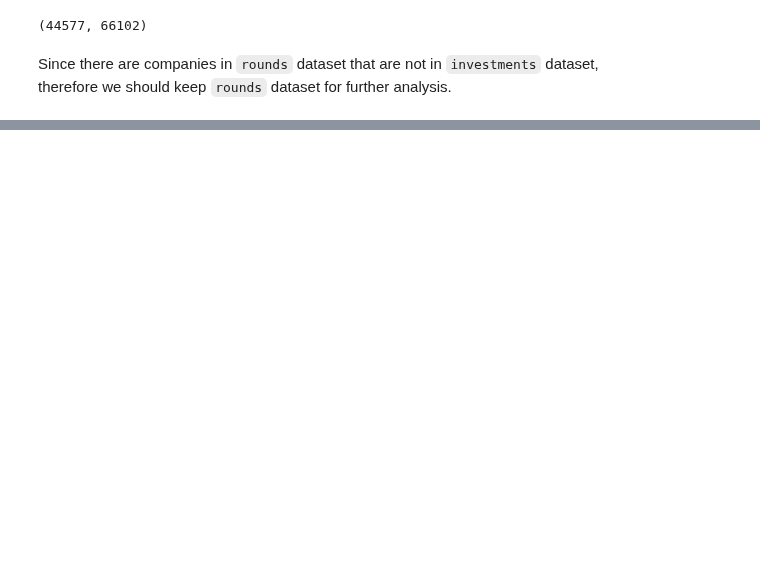
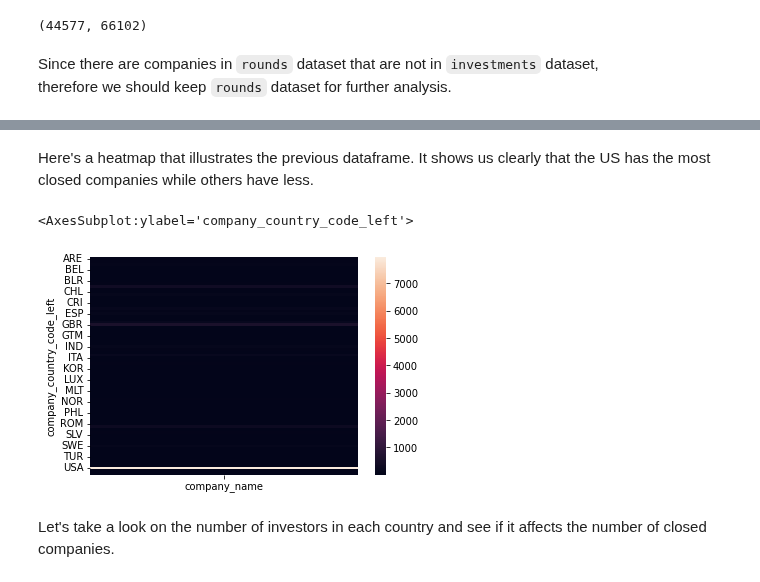
Before and after one commit to OdyAsh/StartupCompanies, a Jupyter notebook: Startup-Companies.ipynb, the cells around one changed output, grey strips where cells are left out. Saved outputs shown, nothing was run; the diff lists cells and outputs as text; code cells hidden in the pictures; blank space fills up the shorter version.

```diff
--- a/Startup-Companies.ipynb
+++ b/Startup-Companies.ipynb
@@ -1396,0 +1516,5 @@ based on the question that we are trying to gain insight for: <br>
+# %%
+companies.sort_values(by=['company_name'], inplace=True)
+rounds.sort_values(by=['company_name'],inplace=True)
+comp_rounds = companies.join(rounds.set_index('company_name'), on='company_name',lsuffix='_left', rsuffix='_right')
+comp_rounds
@@ -1396,0 +1729,5 @@ based on the question that we are trying to gain insight for: <br>
+# %%
+companies.sort_values(by=['company_name'], inplace=True)
+invests.sort_values(by=['company_name'],inplace=True)
+comp_invests = companies.join(invests.set_index('company_name'), on='company_name',lsuffix='_left', rsuffix='_right')
+comp_invests
@@ -1396,0 +1750,3 @@ based on the question that we are trying to gain insight for: <br>
+# %%
+closedcomp_invests = comp_invests[comp_invests['status'] == 'closed']
+closedcomp_invests
@@ -1396,0 +1769,4 @@ based on the question that we are trying to gain insight for: <br>
+# %%
+closedcomptotal = pd.DataFrame(closedcomp_invests.groupby(['company_country_code_left'])['company_name'].count())
+closedcomptotal.drop('missing',inplace=True)
+closedcomptotal.sort_values('company_name', ascending=False)
@@ -1396,0 +1788,9 @@ based on the question that we are trying to gain insight for: <br>
+# %% [markdown]
+Here's a heatmap that illustrates the previous dataframe. It shows us clearly that the US has the most closed companies while others have less.
+# %%
+sns.heatmap(closedcomptotal, vmin=1, vmax=7956)
+# %% [output]
+<AxesSubplot:ylabel='company_country_code_left'>
+[figure, added]
+# %% [markdown]
+Let's take a look on the number of investors in each country and see if it affects the number of closed companies.
```
Also changed, not shown: parts of 76 cells of this notebook.
